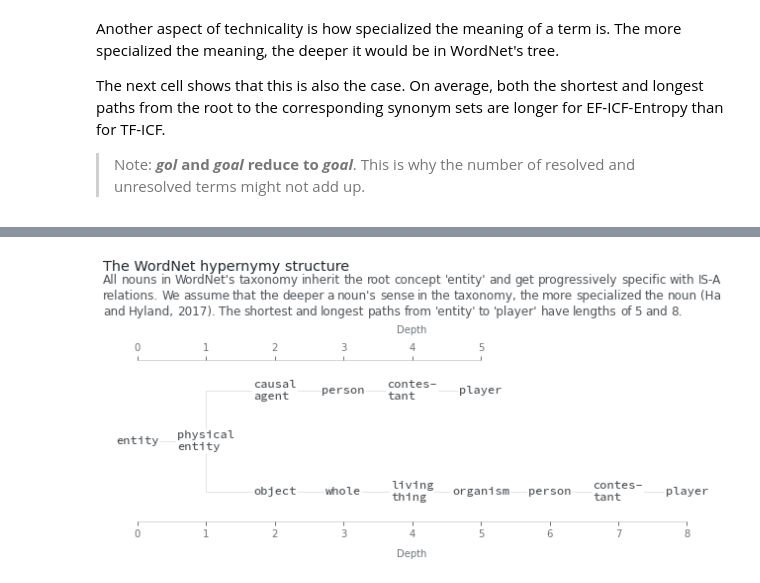
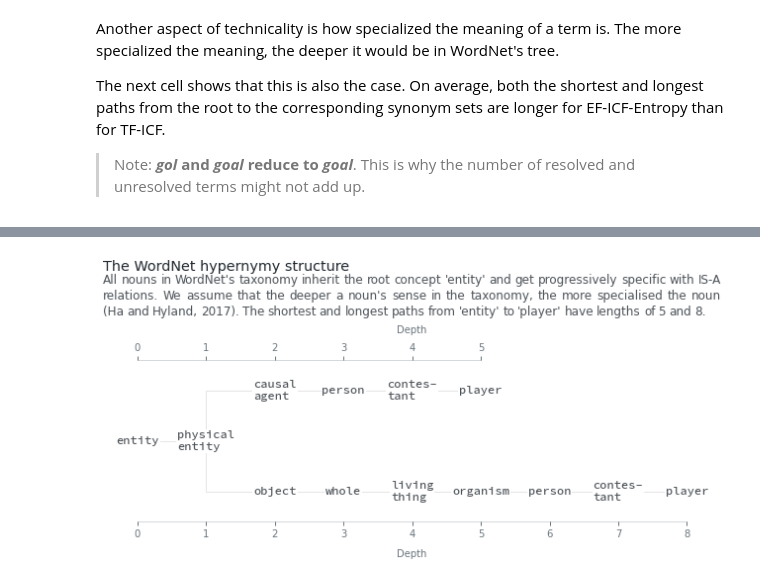
Before and after one commit to NicholasMamo/phd-data, a Jupyter notebook: chapter-4/section-4.3/notebooks/football-base.ipynb, the cells around one changed output, grey strips where cells are left out. Cells and saved outputs as stored; diff of their text form; code cells hidden in the pictures.

Commit message:
Fix visualizations with American English

```diff
--- a/chapter-4/section-4.3/notebooks/football-base.ipynb
+++ b/chapter-4/section-4.3/notebooks/football-base.ipynb
@@ -706,32 +706,32 @@ def draw_node(paths, x, y):
 # draw the entire tree
 draw_node(paths, 1, (0.5, len(paths) - 0.5))
 
 # style the visualization
 viz.set_xlim(-0.5, synset.max_depth() + 0.5)
 viz.set_ylim(0.6, len(paths)-0.6)
 viz.axes.xaxis.set_label_position('top')
 viz.axes.xaxis.tick_top()
 viz.axes.spines['top'].set_visible(True)
 viz.axes.spines['top'].set_bounds(0, synset.min_depth())
 viz.axes.spines['bottom'].set_visible(False)
 viz.axes.spines['bottom'].set_bounds(0, synset.max_depth())
 viz.get_yaxis().set_visible(False)
 viz.set_xticks(range(0, synset.min_depth() + 1))
 viz.set_xlabel('Depth')
 
 ax2 = viz.axes.secondary_xaxis('bottom')
 ax2.set_xlim(-0.5, synset.max_depth() + 0.5)
 ax2.set_xticks(range(0, synset.max_depth() + 1))
 ax2.set_xticks(range(0, synset.max_depth() + 1))
 ax2.spines['bottom'].set_bounds(0, synset.max_depth())
 ax2.set_xlabel('Depth')
 
 viz.grid(False)
 viz.set_title("The WordNet hypernymy structure", loc='left')
 viz.set_caption(f"""All nouns in WordNet's taxonomy inherit the root concept 'entity' and get progressively specific with IS-A relations.
-                    We assume that the deeper a noun's sense in the taxonomy, the more specialized the noun (Ha and Hyland, 2017).
+                    We assume that the deeper a noun's sense in the taxonomy, the more specialised the noun (Ha and Hyland, 2017).
                     The shortest and longest paths from 'entity' to '{ name_pattern.findall(synset.name())[0] }' have lengths of { synset.min_depth() } and { synset.max_depth() }.""",
                 align='justify')
 viz.savefig('../exports/4.3-hypernymy-structure.png', dpi=300, bbox_inches='tight')
 # %% [output]
-[figure, old version]
+[figure, new version]
```
Also changed, not shown: 2 other files.
